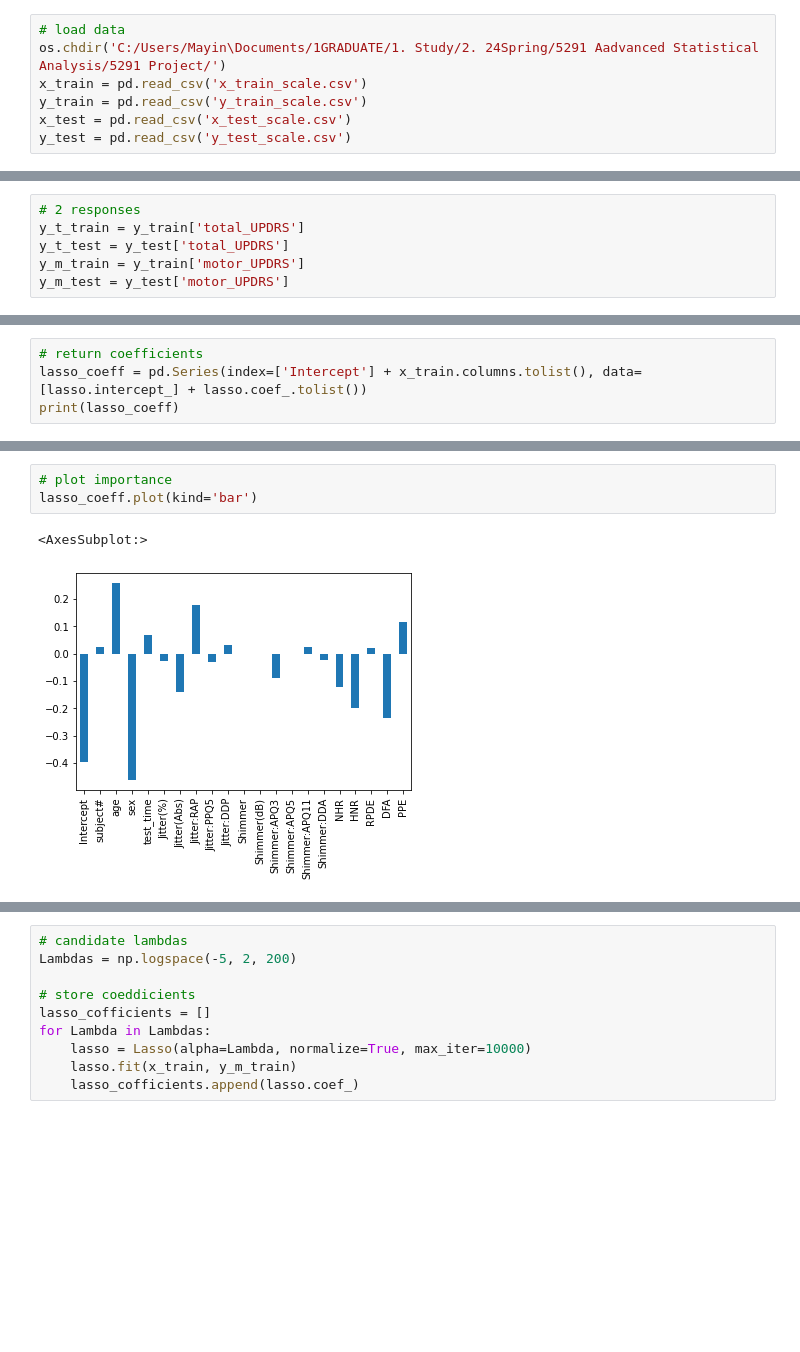
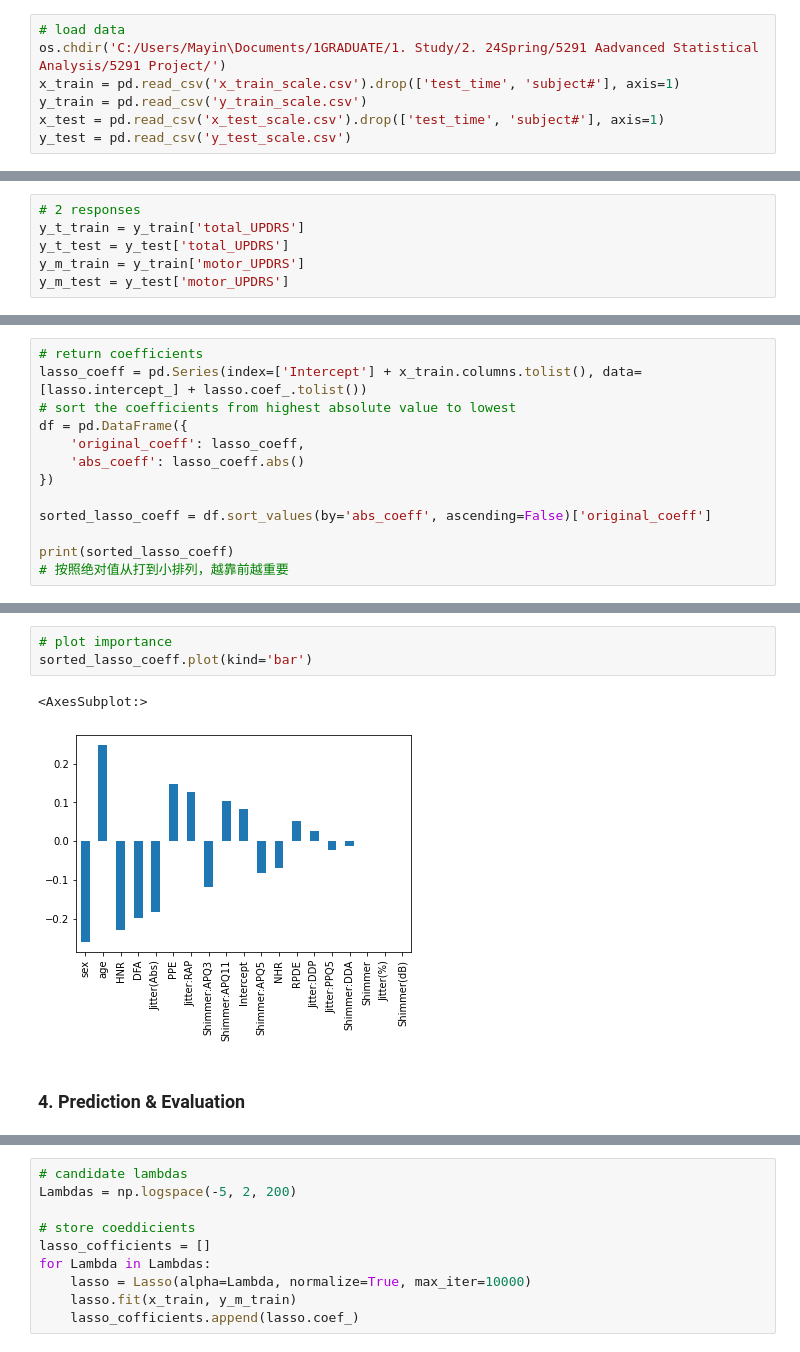
Before and after one commit to YiningMa0822/Advanced_Data_Analysis_5291, a Jupyter notebook: LASSO.ipynb, the cells around one changed output, grey strips where cells are left out. Saved outputs shown, nothing was run; the diff lists cells and outputs as text; blank space fills up the shorter version.

```diff
--- a/LASSO.ipynb
+++ b/LASSO.ipynb
@@ -10,9 +10,9 @@ import statsmodels.stats.api as sms
 # %%
 # load data
 os.chdir('C:/Users/Mayin\Documents/1GRADUATE/1. Study/2. 24Spring/5291 Aadvanced Statistical Analysis/5291 Project/')
-x_train = pd.read_csv('x_train_scale.csv')
+x_train = pd.read_csv('x_train_scale.csv').drop(['test_time', 'subject#'], axis=1)
 y_train = pd.read_csv('y_train_scale.csv')
-x_test = pd.read_csv('x_test_scale.csv')
+x_test = pd.read_csv('x_test_scale.csv').drop(['test_time', 'subject#'], axis=1)
 y_test = pd.read_csv('y_test_scale.csv')
 # %%
 # data summary
@@ -126,5 +88,14 @@ Lasso(alpha=1.9116440753857038e-05, max_iter=10000, normalize=True)
 # %%
 # return coefficients
 lasso_coeff = pd.Series(index=['Intercept'] + x_train.columns.tolist(), data=[lasso.intercept_] + lasso.coef_.tolist())
-print(lasso_coeff)
+# sort the coefficients from highest absolute value to lowest
+df = pd.DataFrame({
+    'original_coeff': lasso_coeff,
+    'abs_coeff': lasso_coeff.abs()
+})
+
+sorted_lasso_coeff = df.sort_values(by='abs_coeff', ascending=False)['original_coeff']
+
+print(sorted_lasso_coeff)
+# 按照绝对值从打到小排列，越靠前越重要
 # %% [output]
@@ -148,9 +122,11 @@ dtype: float64
 # %%
 # plot importance
-lasso_coeff.plot(kind='bar')
+sorted_lasso_coeff.plot(kind='bar')
 # %% [output]
 <AxesSubplot:>
-[figure, old version]
+[figure, new version]
+# %% [markdown]
+### 4. Prediction & Evaluation
 # %%
 # prediction & evaluation
 y_t_pred_test = lasso.predict(x_test)
```
Also changed, not shown: parts of 34 cells of this notebook.
